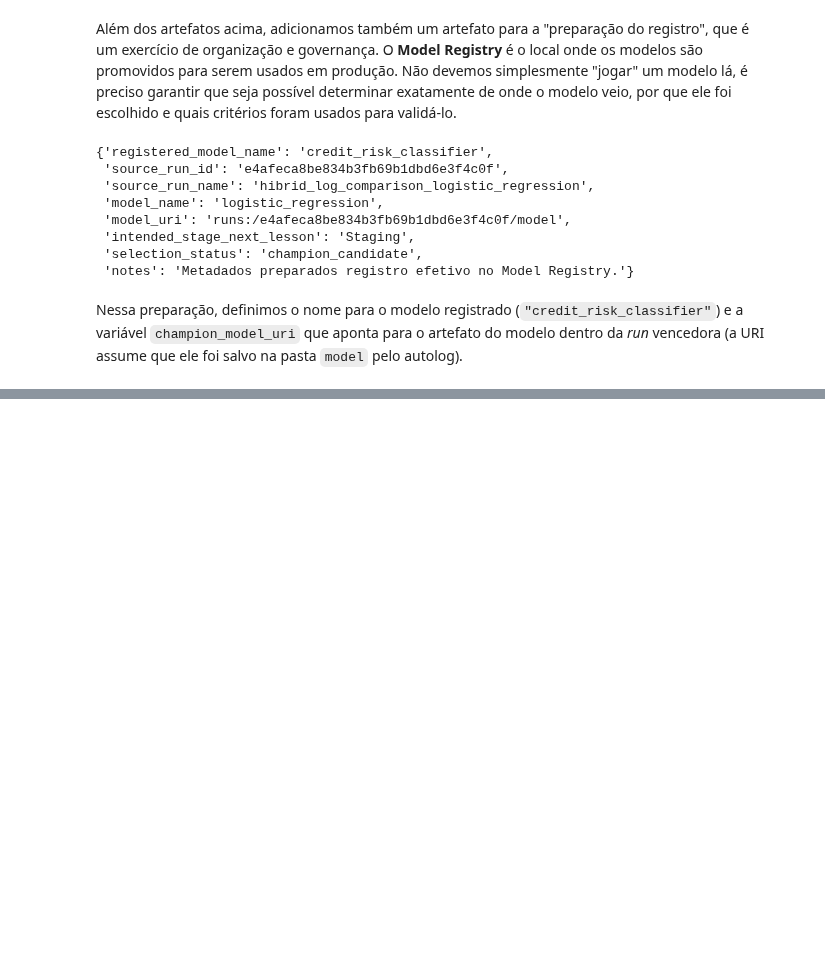
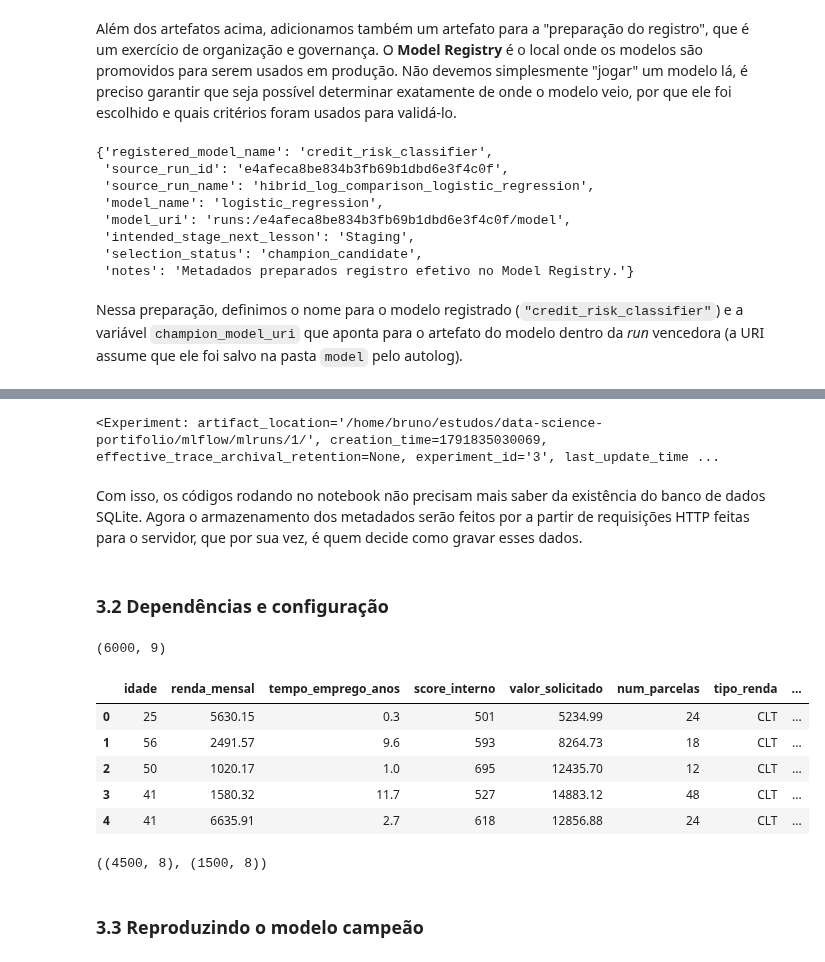
Before and after one commit to brnocesar/data-science-portifolio, a Jupyter notebook: mlflow/notebooks/4_champion_model.ipynb, the cells around one changed output, grey strips where cells are left out. Cells and saved outputs as stored; diff of their text form; code cells hidden in the pictures; blank space fills up the shorter version.

Commit message:
Registra modelo campeao no Model Registry

```diff
--- a/mlflow/notebooks/4_champion_model.ipynb
+++ b/mlflow/notebooks/4_champion_model.ipynb
@@ -420,0 +446,9 @@ Nessa preparação, definimos o nome para o modelo registrado (`"credit_risk_cla
+# %%
+mlflow.set_tracking_uri("http://127.0.0.1:5000") # agora aponta URI do backend para o servidor MLflow
+mlflow.get_experiment_by_name(EXPERIMENT_NAME)   # define como ativo experimento da comparacao dos modelos
+# %% [output]
+<Experiment: artifact_location='/home/bruno/estudos/data-science-portifolio/mlflow/mlruns/1/', creation_time=1791835030069, effective_trace_archival_retention=None, experiment_id='3', last_update_time ...
+# %% [markdown]
+Com isso, os códigos rodando no notebook não precisam mais saber da existência do banco de dados SQLite. Agora o armazenamento dos metadados serão feitos por a partir de requisições HTTP feitas para o servidor, que por sua vez, é quem decide como gravar esses dados.
+# %% [markdown]
+### 3.2 Dependências e configuração
@@ -420,0 +470,35 @@ Nessa preparação, definimos o nome para o modelo registrado (`"credit_risk_cla
+# %%
+# gera base de dados sintetica para risco de credito
+df = generate_credit_risk_base(6000)
+print(df.shape)
+df.head()
+# %% [output]
+(6000, 9)
+|  | idade | renda_mensal | tempo_emprego_anos | score_interno | valor_solicitado | num_parcelas | tipo_renda | ... |
+| 0 | 25 | 5630.15 | 0.3 | 501 | 5234.99 | 24 | CLT | ... |
+| 1 | 56 | 2491.57 | 9.6 | 593 | 8264.73 | 18 | CLT | ... |
+| 2 | 50 | 1020.17 | 1.0 | 695 | 12435.70 | 12 | CLT | ... |
+| 3 | 41 | 1580.32 | 11.7 | 527 | 14883.12 | 48 | CLT | ... |
+| 4 | 41 | 6635.91 | 2.7 | 618 | 12856.88 | 24 | CLT | ... |
+# %%
+# seleciona features
+TARGET   = "inadimplente"
+FEATURES = [c for c in df.columns if c != TARGET]
+x        = df[FEATURES]
+y        = df[TARGET]
+
+# separa colunas numericas e categoricas
+num_cols = df[FEATURES].select_dtypes(include='number').columns
+cat_cols = [f for f in FEATURES if f not in num_cols]
+
+# separa dados de treino e teste, seguindo proporcao de casos positivos e negativos do target
+x_train, x_test, y_train, y_test = train_test_split(x, y, test_size=0.25, stratify=y, random_state=RANDOM_STATE)
+
+# pipeline de transformacao dos daddos (disponivel em `src/support_module.py`)
+preprocess = data_preprocess()
+
+x_train.shape, x_test.shape
+# %% [output]
+((4500, 8), (1500, 8))
+# %% [markdown]
+### 3.3 Reproduzindo o modelo campeão
```
Also changed, not shown: parts of 21 cells of this notebook, 7 other files.
